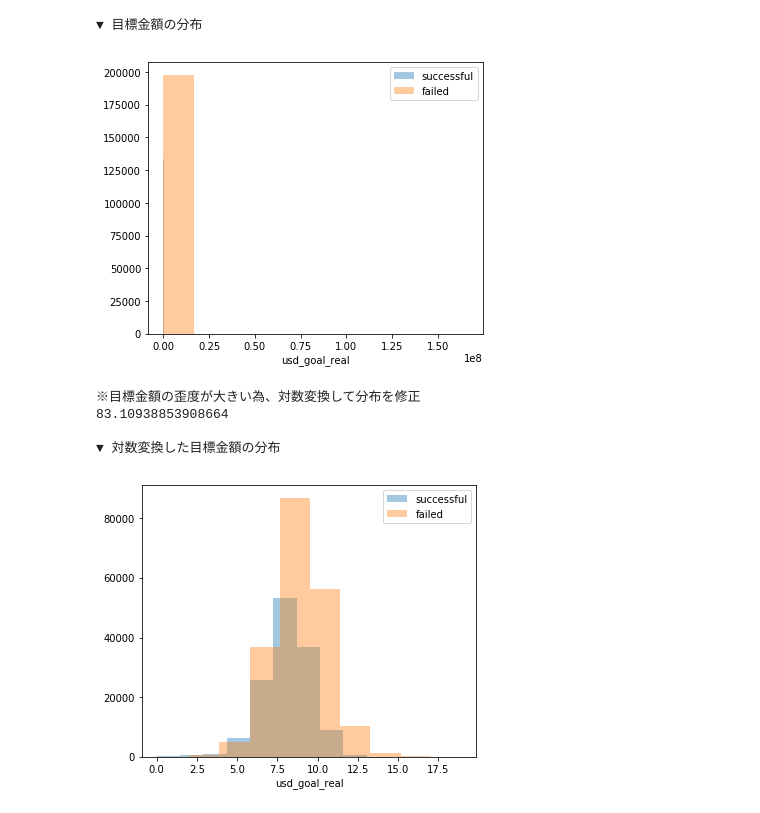
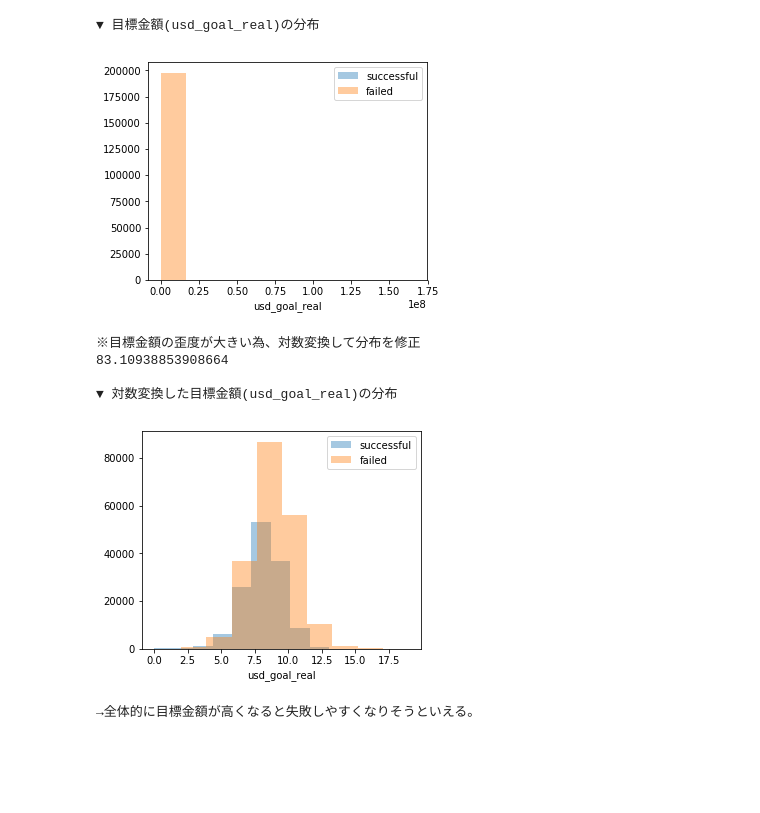
Before and after one commit to arsma12/skillupAI, a Jupyter notebook: Day1_work_長谷川雅代.ipynb, the cells around one changed output. Saved outputs shown, nothing was run; the diff lists cells and outputs as text; code cells hidden in the pictures; blank space fills up the shorter version.

```diff
--- a/Day1_work_長谷川雅代.ipynb
+++ b/Day1_work_長谷川雅代.ipynb
@@ -129,21 +174,0 @@ Name: state, dtype: int64
-# %%
-# ------------------------------------------------
-# 2-1-2.クラウドファンディングの期間(period)の算出
-# ------------------------------------------------
-df['period'] = (df['deadline'] - df['launched']).dt.days
-
-# 期間の分布を確認
-print("\n▼ 期間の日数ごとの成功数と失敗数を確認 ")
-plt.rcParams["figure.figsize"] = (15, 10)
-sns.countplot(df['period'],hue=df['state'])
-plt.legend()
-plt.show()
-
-# 期間を離散化
-#print("※ 30 <= period <= 36 は成功率が高いようなので、ビギニング処理をする ")
-#df.loc[df['period']<30,'period_bin'] = 'short'
-#df.loc[(df['period']>=30) & (df['period']<=36),'period_bin'] = 'middle'
-#df.loc[df['period']>36,'period_bin'] = 'long'
-
-# 期間を離散化したときの成功率
-#showSuccessRateBarplot('period_bin')
@@ -153,31 +192,34 @@ plt.show()
 # %%
 # ------------------------------------------------
-# 2-1-3.目標金額の分布
+# 2-4.目標金額の分布
 # ------------------------------------------------
 # 目標金額の分布
-print("\n▼ 目標金額の分布 ")
-plt.figure(figsize=(6,5))
+print("\n▼ 目標金額(usd_goal_real)の分布 ")
+plt.figure(figsize=(5,4))
 sns.distplot(df[df['state']==1]['usd_goal_real'],kde=False,rug=False,bins=10,label='successful')
 sns.distplot(df[df['state']==0]['usd_goal_real'],kde=False,rug=False,bins=10,label='failed')
 plt.legend()
 plt.show()
 
 print("※目標金額の歪度が大きい為、対数変換して分布を修正")
 print(df['usd_goal_real'].skew())
 
-print("\n▼ 対数変換した目標金額の分布 ")
-plt.figure(figsize=(6,5))
+print("\n▼ 対数変換した目標金額(usd_goal_real)の分布 ")
+plt.figure(figsize=(5,4))
 sns.distplot(np.log1p(df[df['state']==1]['usd_goal_real']),kde=False,rug=False,bins=10,label='successful')
 sns.distplot(np.log1p(df[df['state']==0]['usd_goal_real']),kde=False,rug=False,bins=10,label='failed')
 plt.legend()
 plt.show()
+
+print("→全体的に目標金額が高くなると失敗しやすくなりそうといえる。")
 # %% [output]
-▼ 目標金額の分布
+▼ 目標金額(usd_goal_real)の分布
-[figure, old version]
+[figure, new version]
 ※目標金額の歪度が大きい為、対数変換して分布を修正
 83.10938853908664
 
-▼ 対数変換した目標金額の分布
+▼ 対数変換した目標金額(usd_goal_real)の分布
-[figure, old version]
+[figure, new version]
+→全体的に目標金額が高くなると失敗しやすくなりそうといえる。
 # %%
 # ------------------------------------------------
```
Also changed, not shown: parts of 15 cells of this notebook.
